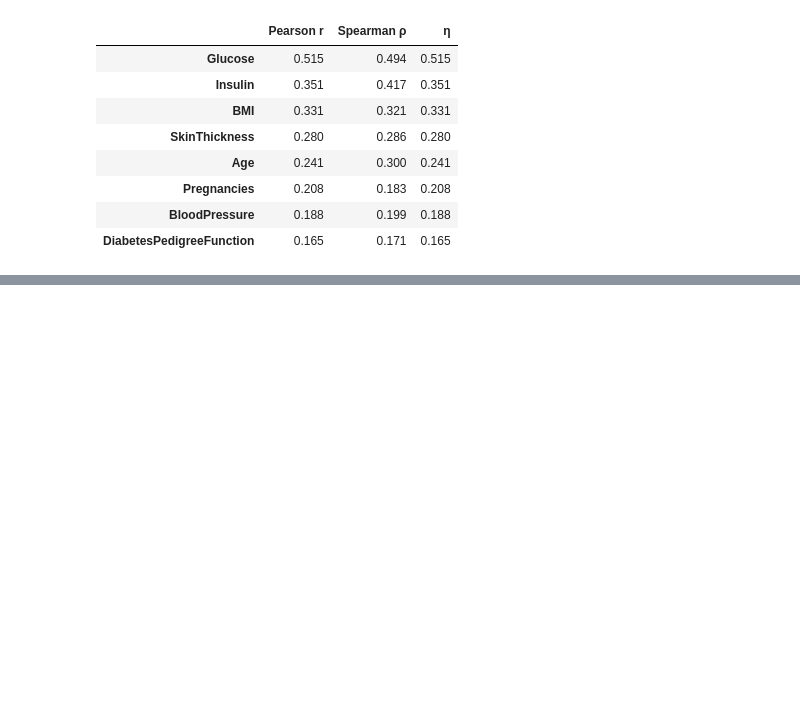
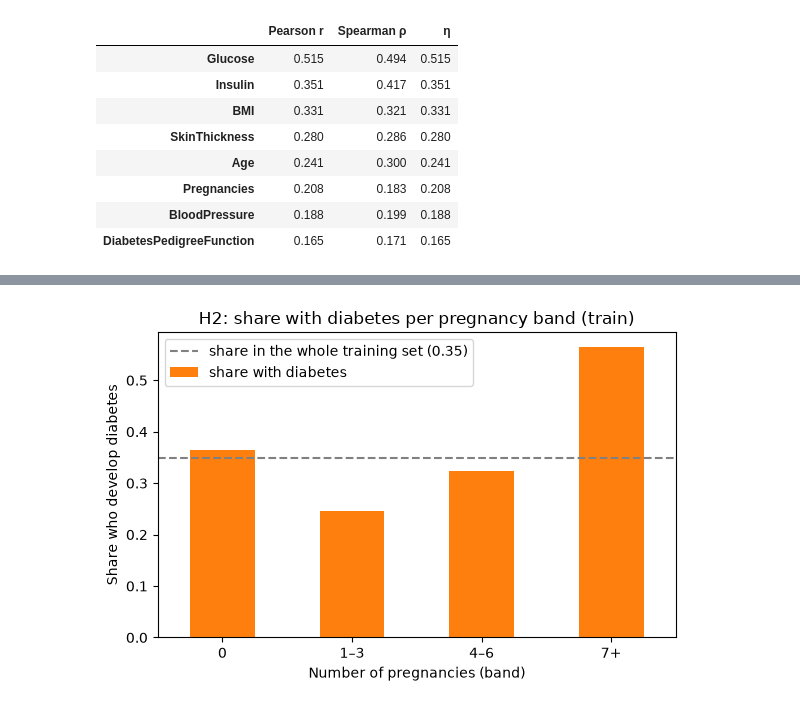
Before and after one commit to khaldounalhanawi/Project-Diabetes, a Jupyter notebook: 01_diabetes_project copy.ipynb, the cells around one changed output, grey strips where cells are left out. Cells and saved outputs as stored; diff of their text form; code cells hidden in the pictures; blank space fills up the shorter version.

Commit message:
Step 4.5-4.6: three hypothesis tests with effect sizes, verdicts and found-along-the-way, fill NaN with training medians
Co-Authored-By: Claude Opus 5.5 <noreply@anthropic.com>

```diff
--- a/01_diabetes_project copy.ipynb
+++ b/01_diabetes_project copy.ipynb
@@ -396,0 +459,22 @@ with_outcome.sort_values("η", ascending=False).round(3)
+# %%
+PREGNANCY_BANDS = [-0.5, 0.5, 3.5, 6.5, np.inf]
+PREGNANCY_LABELS = ["0", "1–3", "4–6", "7+"]
+
+pregnancy_band = pd.cut(df_train["Pregnancies"], bins=PREGNANCY_BANDS, labels=PREGNANCY_LABELS)
+observed = pd.crosstab(pregnancy_band, df_train["Outcome"])
+
+chi2, p, dof, expected = stats.chi2_contingency(observed)
+cramers_v = np.sqrt(chi2 / (observed.to_numpy().sum() * (min(observed.shape) - 1)))
+
+band_table = observed.copy()
+band_table.columns = ["Outcome 0", "Outcome 1"]
+band_table["share with diabetes"] = (observed[1] / observed.sum(axis=1)).round(3)
+band_table["smallest expected count"] = expected.min(axis=1).round(1)
+display(band_table)
+
+h2 = {
+    "column": "Pregnancies (bands)", "test": "chi² test of independence",
+    "chi²": chi2, "degrees of freedom": dof, "p": p,
+    "effect size": f"Cramér's V = {cramers_v:.2f}", "significant at α = 0.0167": p < ALPHA,
+}
+pd.Series({**h2, "p": f"{h2['p']:.2e}"})
@@ -396,0 +496,11 @@ with_outcome.sort_values("η", ascending=False).round(3)
+# %%
+ax = band_table["share with diabetes"].plot(kind="bar", color="tab:orange", figsize=(6, 4), rot=0)
+ax.axhline(p_train, color="grey", linestyle="--", label=f"share in the whole training set ({p_train:.2f})")
+ax.set_xlabel("Number of pregnancies (band)")
+ax.set_ylabel("Share who develop diabetes")
+ax.set_title("H2: share with diabetes per pregnancy band (train)")
+ax.legend()
+plt.tight_layout()
+plt.show()
+# %% [output]
+[figure, added]
```
Also changed, not shown: parts of 15 cells of this notebook.
